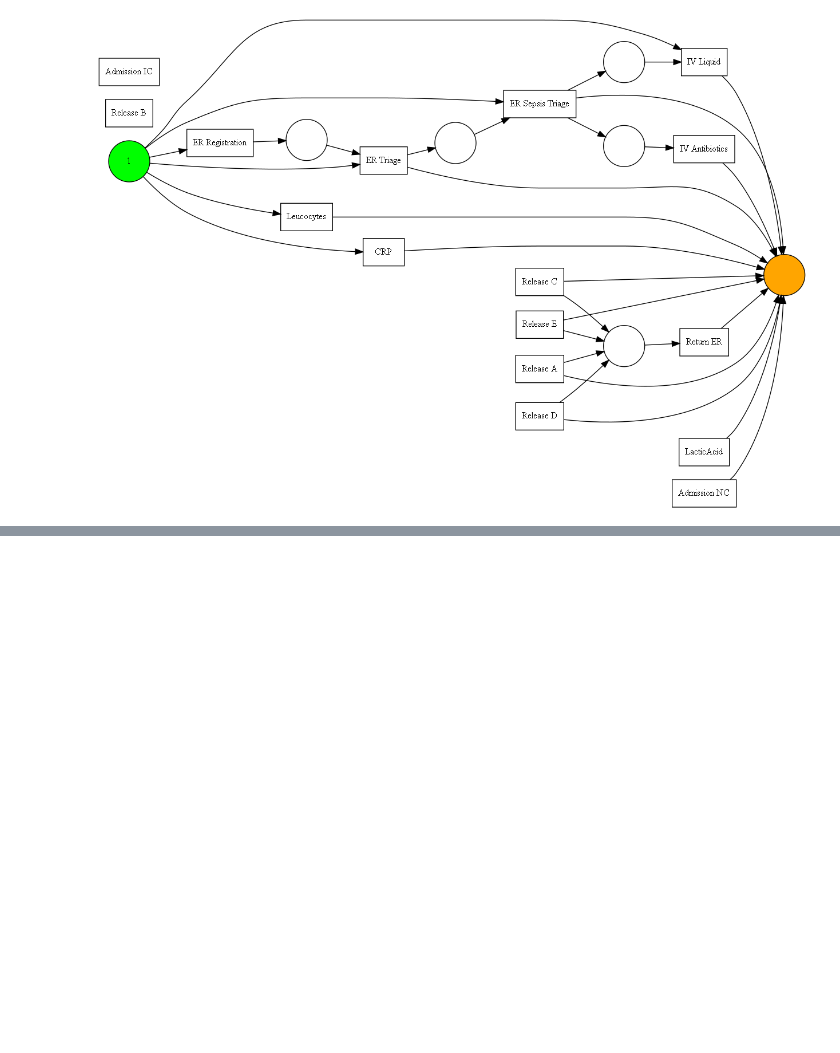
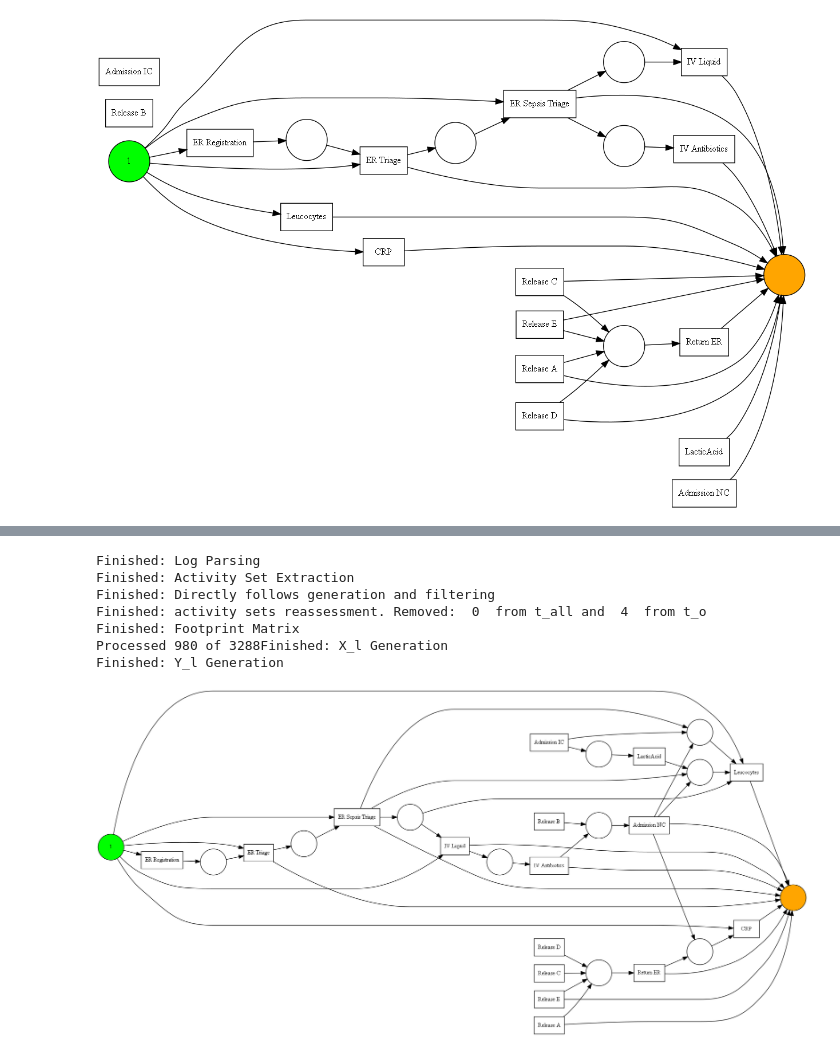
Before and after one commit to Janek7/alpha-miner-extension, a Jupyter notebook: AlphaMiner.ipynb, the cells around one changed output, grey strips where cells are left out. Saved outputs shown, nothing was run; the diff lists cells and outputs as text; code cells hidden in the pictures; blank space fills up the shorter version.

```diff
--- a/AlphaMiner.ipynb
+++ b/AlphaMiner.ipynb
@@ -734,0 +1126,13 @@ Finished: Y_l Generation
+# %%
+# running modified algorithm with conformance-based skips generation
+amc=AlphaMinerCombined(logging=True, flagModification=True, flagSkipsConformance=True)
+amc.apply_our_algorithm(log="sepsis.xes")
+# %% [output]
+Finished: Log Parsing
+Finished: Activity Set Extraction
+Finished: Directly follows generation and filtering
+Finished: activity sets reassessment. Removed:  0  from t_all and  4  from t_o
+Finished: Footprint Matrix
+Processed 980 of 3288Finished: X_l Generation
+Finished: Y_l Generation
+[figure, added]
```
Also changed, not shown: parts of 5 cells of this notebook.
